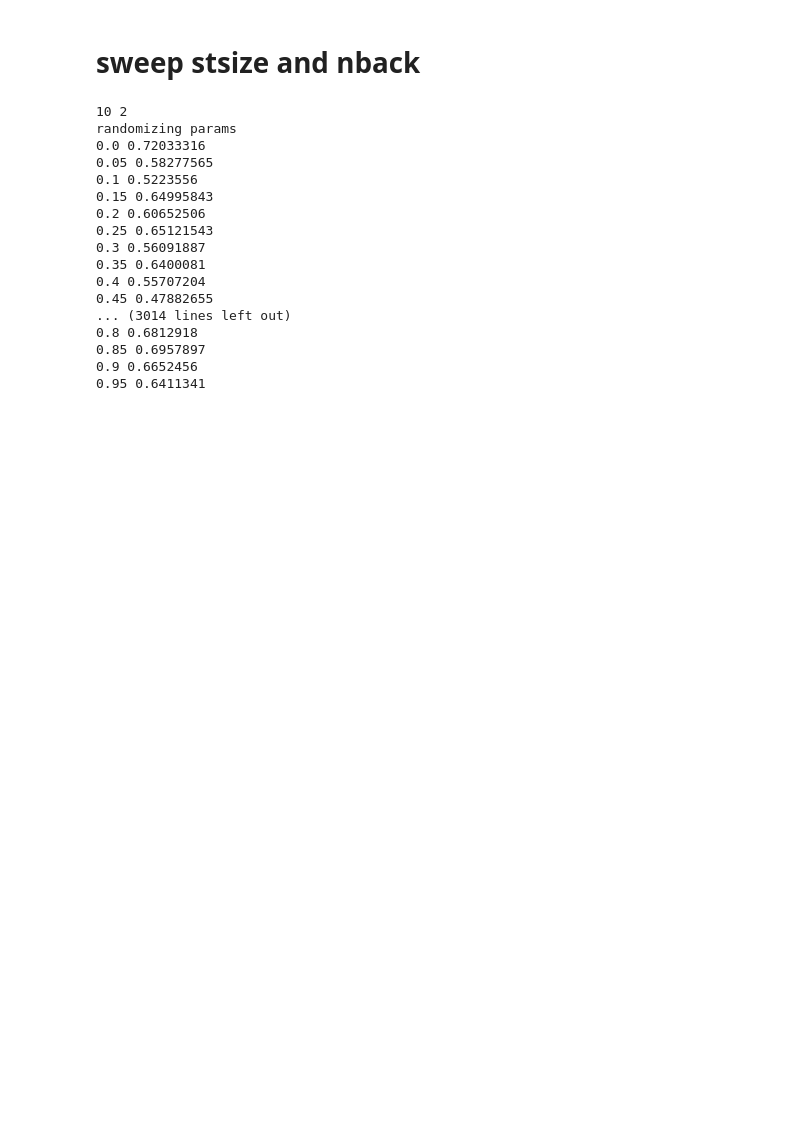
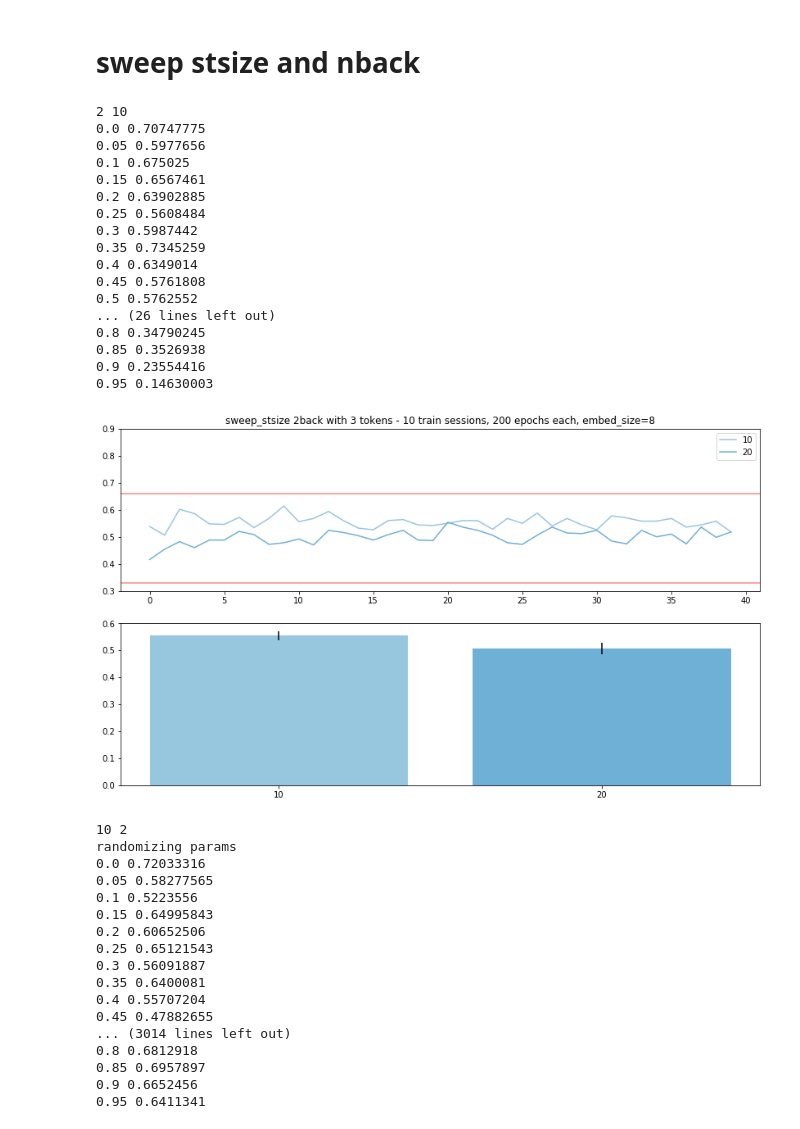
Before and after one commit to andrebeu/epm, a Jupyter notebook: nback.ipynb, the cells around one changed output. Saved outputs shown, nothing was run; the diff lists cells and outputs as text; code cells hidden in the pictures; blank space fills up the shorter version.

Commit message:
sweep stsize figs

```diff
--- a/nback.ipynb
+++ b/nback.ipynb
@@ -85,3 +87,44 @@ eval_loss,eval_acc = trainer.eval_loop(300)
+# %%
+for nback in range(2,3):
+  fig,axarr = plt.subplots(2,1,figsize=(14,8));axarr=axarr.reshape(-1)
+  for idx in range(1,3):
+    stsize=idx*10
+    print(nback,stsize)
+    ML = MetaLearner(stsize=stsize,depth=40,nback=nback)
+    trainer=Trainer(ML)
+    trainer.train_loop(200,200)
+    eval_loss,eval_acc = trainer.eval_loop(500)
+    axarr[0].plot(eval_acc.mean(0),c=plt.get_cmap('Blues')((idx+3)*25),label=stsize)
+    eval_acc = eval_acc[:,10:]
+    axarr[1].bar(idx-1,eval_acc.mean(),yerr=eval_acc.mean(0).std(),color=plt.get_cmap('Blues')((idx+3)*25))
+    axarr[1].set_xticks(range(2))
+    axarr[1].set_xticklabels(range(10,21,10))
+    axarr[0].set_ylim(.3,.9)
+    axarr[0].axhline(0.66,c='red',lw=.4)
+    axarr[0].axhline(0.33,c='red',lw=.4)
+  axarr[0].set_title('sweep_stsize %iback with 3 tokens - 10 train sessions, 200 epochs each, embed_size=8'%(nback))
+  axarr[0].legend()
+#   plt.savefig('figures/bar+line-sweep_stsize-%iback'%nback)
+#   plt.close('all')
+# %% [output]
+2 10
+0.0 0.70747775
+0.05 0.5977656
+0.1 0.675025
+0.15 0.6567461
+0.2 0.63902885
+0.25 0.5608484
+0.3 0.5987442
+0.35 0.7345259
+0.4 0.6349014
+0.45 0.5761808
+0.5 0.5762552
+... (26 lines left out)
+0.8 0.34790245
+0.85 0.3526938
+0.9 0.23554416
+0.95 0.14630003
+[figure, added]
 # %%
 import itertools
 for stsize,nback in itertools.product([10,30,50],[2,3,4,5,6]):
```
Also changed, not shown: parts of 1 cell of this notebook, 15 other files.
